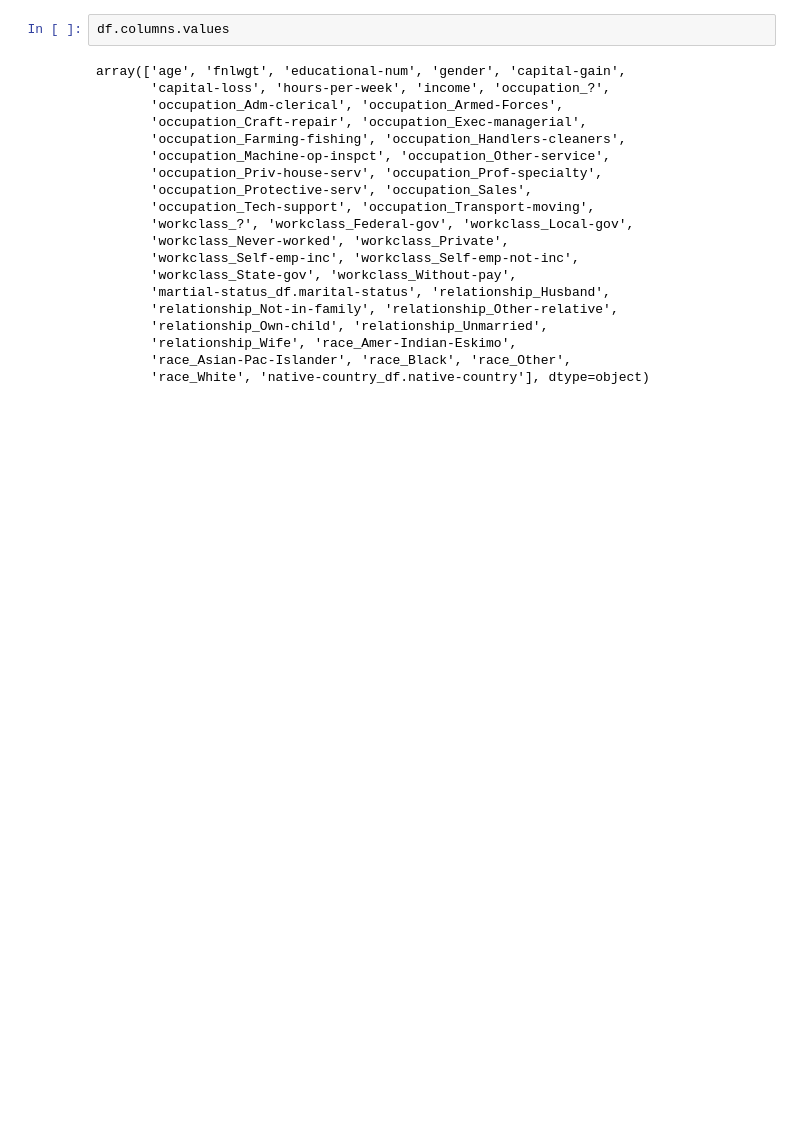
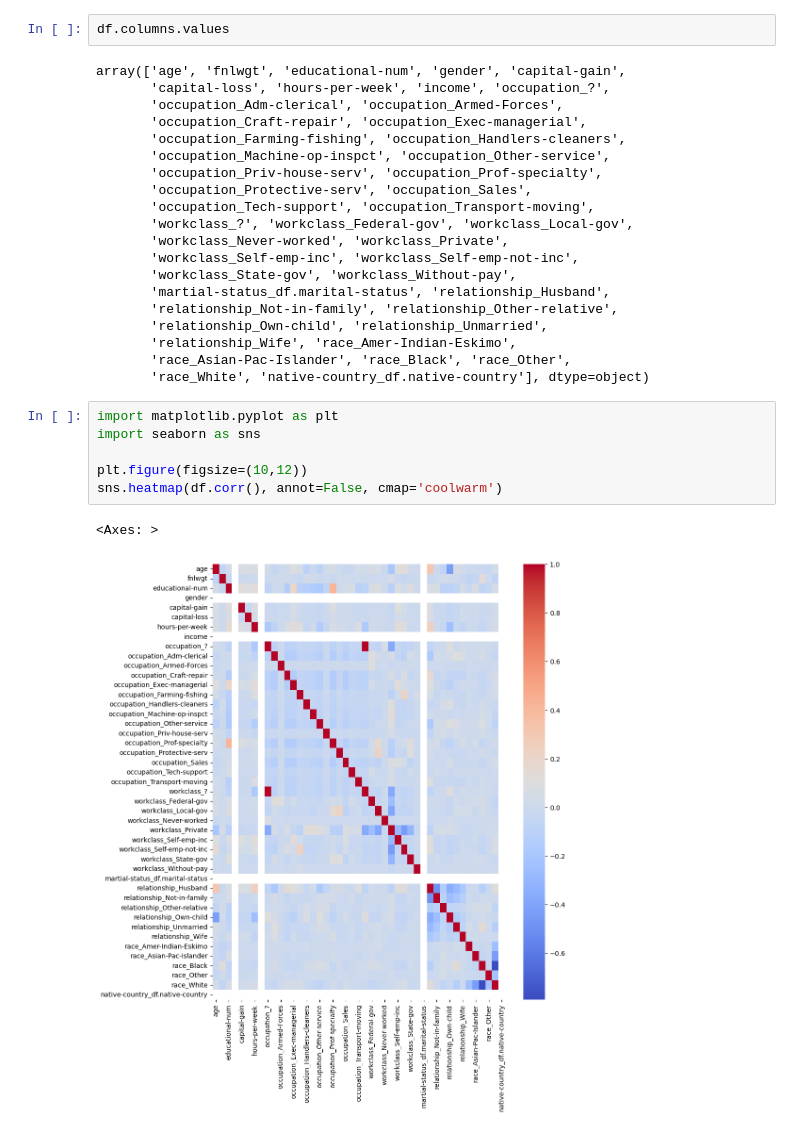
Before and after one commit to gappeah/Income-Prediction-ML, a Jupyter notebook: main.ipynb, the cells around one changed output. Saved outputs shown, nothing was run; the diff lists cells and outputs as text; blank space fills up the shorter version.

```diff
--- a/main.ipynb
+++ b/main.ipynb
@@ -155,3 +155,12 @@ array(['age', 'fnlwgt', 'educational-num', 'gender', 'capital-gain',
        'relationship_Wife', 'race_Amer-Indian-Eskimo',
        'race_Asian-Pac-Islander', 'race_Black', 'race_Other',
        'race_White', 'native-country_df.native-country'], dtype=object)
+# %%
+import matplotlib.pyplot as plt
+import seaborn as sns
+
+plt.figure(figsize=(10,12))
+sns.heatmap(df.corr(), annot=False, cmap='coolwarm')
+# %% [output]
+<Axes: >
+[figure, added]
```
